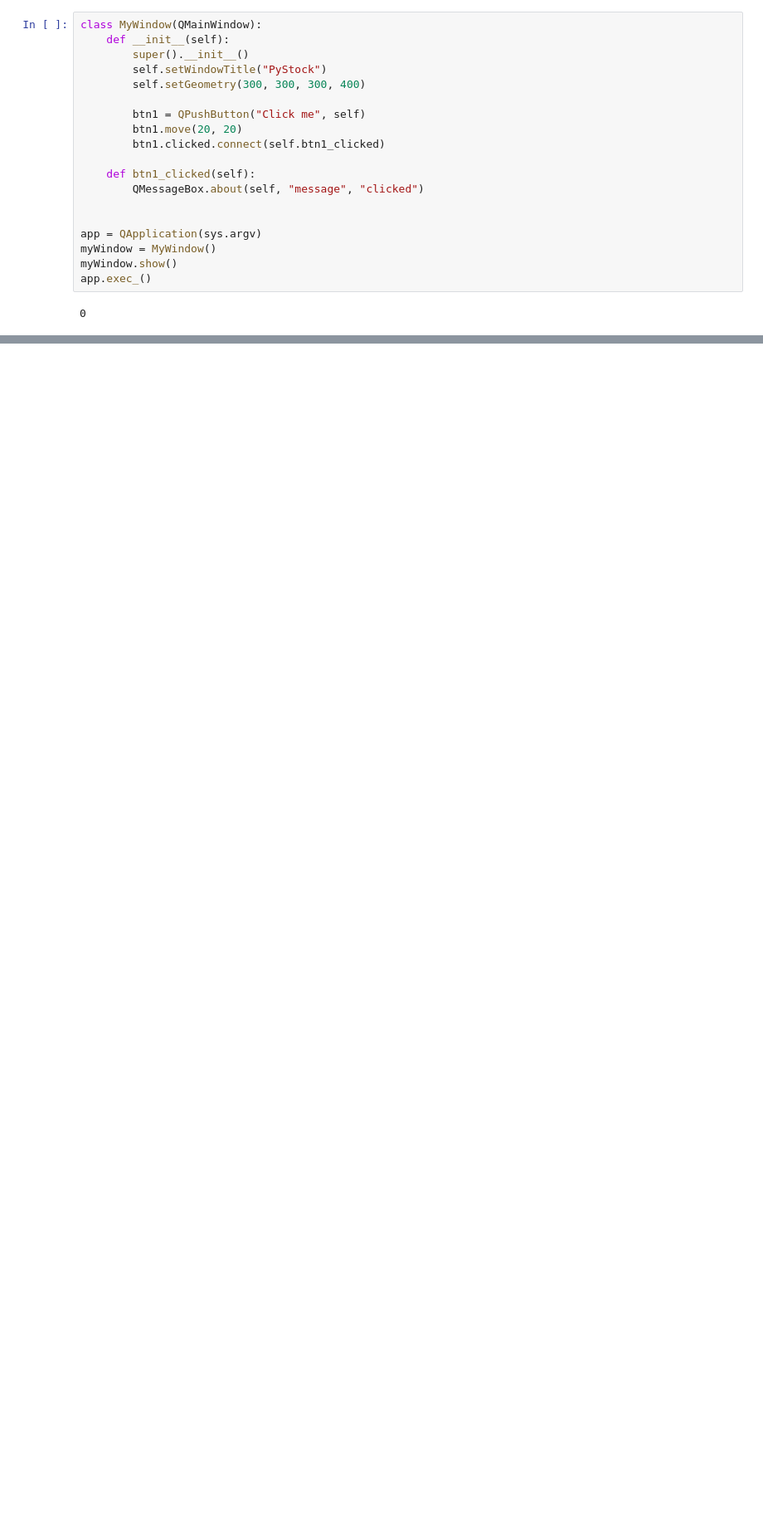
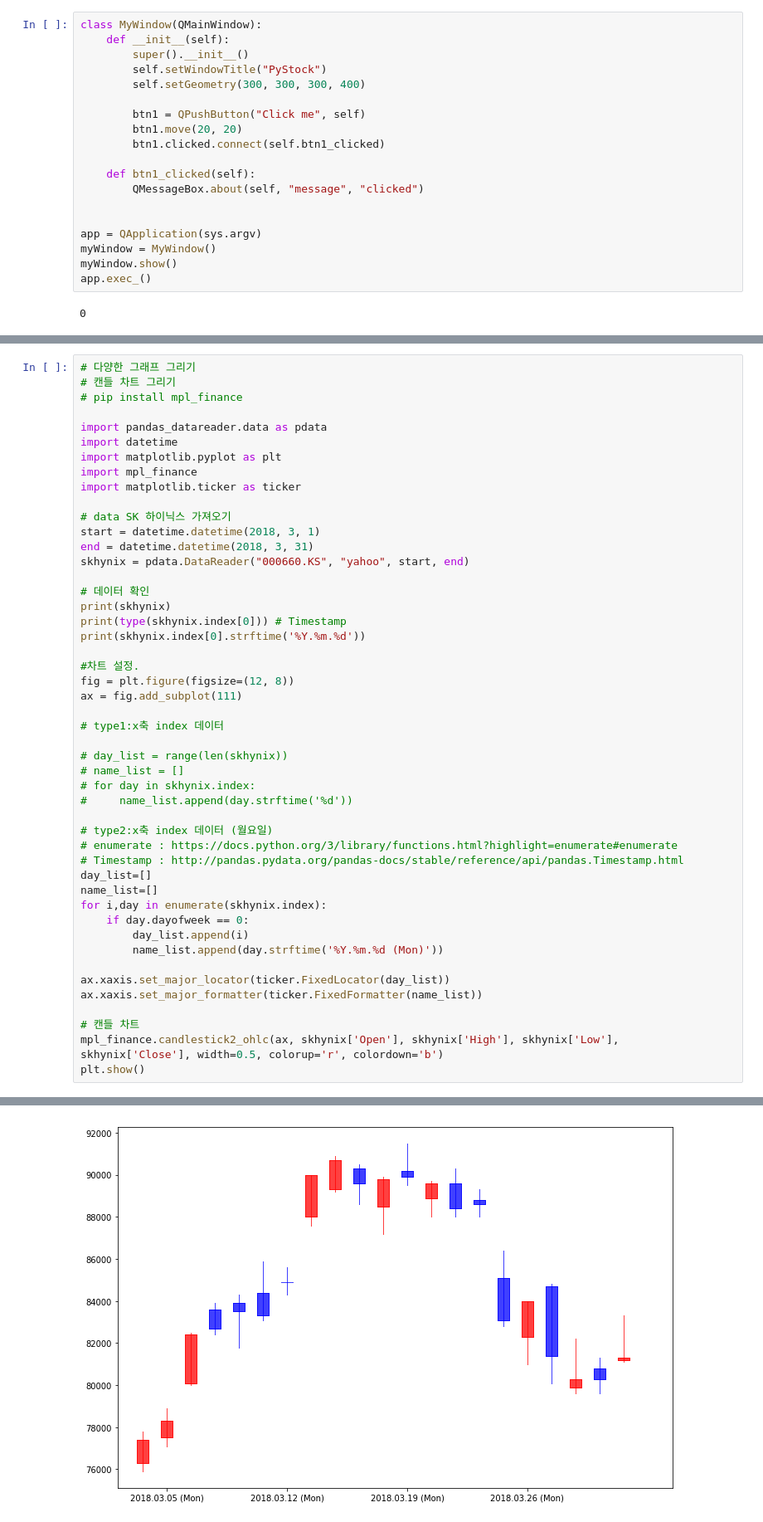
Before and after one commit to bamssong/python, a Jupyter notebook: chapter2/study.ipynb, the cells around one changed output, grey strips where cells are left out. Shown: that part at 83% size. Saved outputs shown, nothing was run; the diff lists cells and outputs as text; blank space fills up the shorter version.

Commit message:
4주차 스터디 : matplotlib 사용해보기

```diff
--- a/chapter2/study.ipynb
+++ b/chapter2/study.ipynb
@@ -493,0 +512,49 @@ Pandas provides a `.to_xarray()` method to help automate this conversion.
+# %%
+# 다양한 그래프 그리기
+# 캔들 차트 그리기
+# pip install mpl_finance
+
+import pandas_datareader.data as pdata
+import datetime
+import matplotlib.pyplot as plt
+import mpl_finance
+import matplotlib.ticker as ticker
+
+# data SK 하이닉스 가져오기
+start = datetime.datetime(2018, 3, 1)
+end = datetime.datetime(2018, 3, 31)
+skhynix = pdata.DataReader("000660.KS", "yahoo", start, end)
+
+# 데이터 확인
+print(skhynix)
+print(type(skhynix.index[0])) # Timestamp
+print(skhynix.index[0].strftime('%Y.%m.%d'))
+
+#차트 설정.
+fig = plt.figure(figsize=(12, 8))
+ax = fig.add_subplot(111)
+
+# type1:x축 index 데이터
+
+# day_list = range(len(skhynix))
+# name_list = []
+# for day in skhynix.index:
+#     name_list.append(day.strftime('%d'))
+
+# type2:x축 index 데이터 (월요일)
+# enumerate : https://docs.python.org/3/library/functions.html?highlight=enumerate#enumerate
+# Timestamp : http://pandas.pydata.org/pandas-docs/stable/reference/api/pandas.Timestamp.html
+day_list=[]
+name_list=[]
+for i,day in enumerate(skhynix.index):
+    if day.dayofweek == 0:
+        day_list.append(i)
+        name_list.append(day.strftime('%Y.%m.%d (Mon)'))
+
+ax.xaxis.set_major_locator(ticker.FixedLocator(day_list))
+ax.xaxis.set_major_formatter(ticker.FixedFormatter(name_list))
+
+# 캔들 차트
+mpl_finance.candlestick2_ohlc(ax, skhynix['Open'], skhynix['High'], skhynix['Low'], skhynix['Close'], width=0.5, colorup='r', colordown='b')
+plt.show()
+# %% [output]
@@ -493,0 +578 @@ Pandas provides a `.to_xarray()` method to help automate this conversion.
+[figure, added]
```
Also changed, not shown: parts of 23 cells of this notebook, 2 other files.
